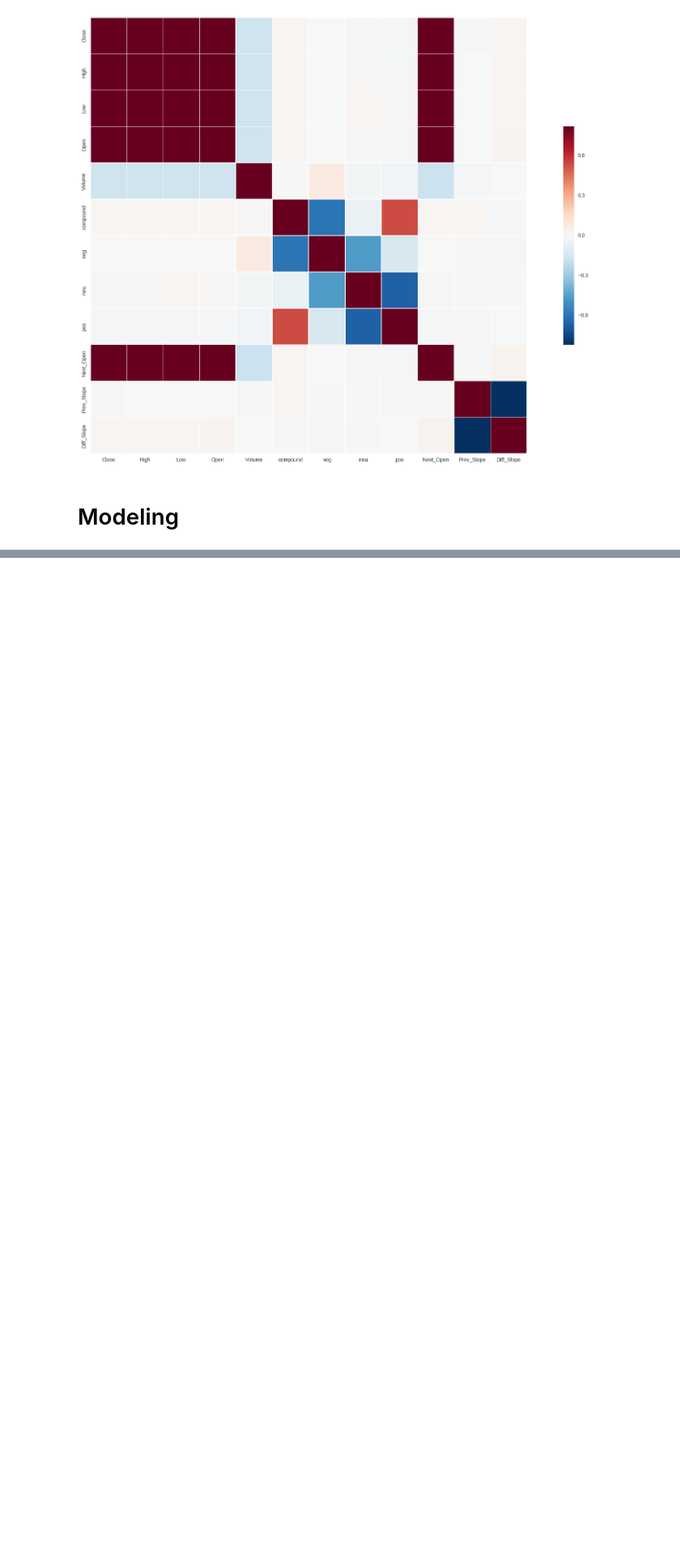
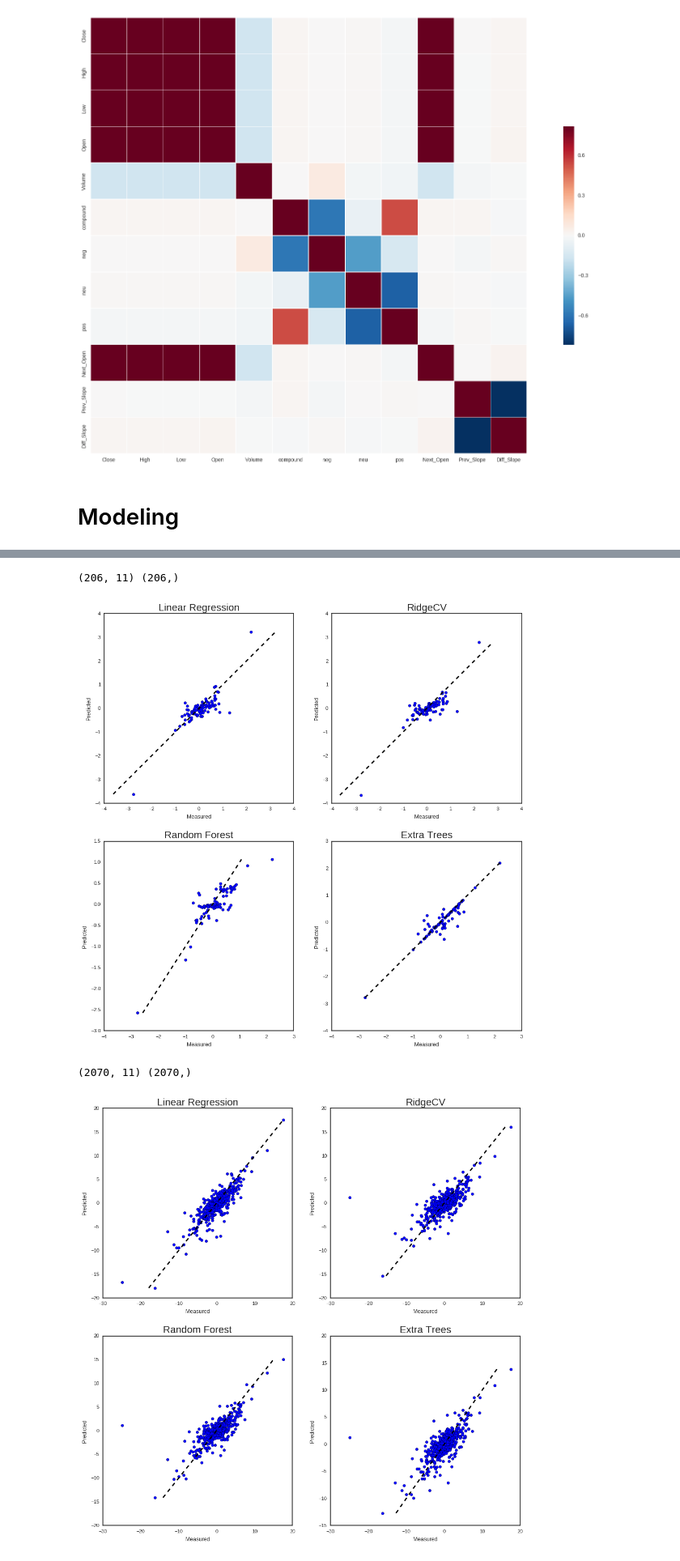
Before and after one commit to asarchami/GA, a Jupyter notebook: Capstone/capstone-working-2.ipynb, the cells around one changed output, grey strips where cells are left out. Shown at 81% size. Drawn from its saved outputs; the diff is of its cells as text; code cells hidden in the pictures; blank space fills up the shorter version.

```diff
--- a/Capstone/capstone-working-2.ipynb
+++ b/Capstone/capstone-working-2.ipynb
@@ -289,7 +295,8 @@ def model_test_metrics(model, data, target):
 
 def evaluate_model(model, data, target, params=None, draw_features=True, verbose=True):
     train_data, test_data, train_target, test_target=train_test_split(data, target)
-    cv=CV(train_target)
+#     cv=CV(train_target)
+    cv = 3
     ret = ""
     if params:
         grid=grid_search(model, params, cv)
@@ -310,9 +317,3 @@ def evaluate_model(model, data, target, params=None, draw_features=True, verbose
     if draw_features:
         draw_feature_importance(model, train_data)
     return model, ret
-# %%
-params = {
-    'fit_intercept': [False, True],
-    'normalize':     [False, True]
-}
-lr, lr_report = evaluate_model(LinearRegression(n_jobs=-1), x_train, y_train, draw_features=False, params=params)
@@ -404,0 +459,45 @@ Model socre is:                       0.520977100122
+# %%
+sector_symbols = {}
+for sector in companies.GICS_Sector.unique():
+    sector_symbols[sector] = list(companies.Ticker_symbol[companies.GICS_Sector == sector])
+# %%
+for sector, symbols in sector_symbols.iteritems():
+    sector_news = has_news[(has_news.Symbol.isin(sector_symbols[sector]))]
+
+    sec_x = sector_news[['Close', 'High', 'Low', 'Open', 'Volume', 'compound',
+                         'neg', 'neu', 'pos', 'Next_Open', 'Prev_Slope']]
+    sec_y = sector_news['Diff_Slope']
+    sec_x_train, sec_x_test, sec_y_train, sec_y_test=train_test_split(sec_x, sec_y, test_size=0.3)
+    print sec_x_train.shape, sec_y_train.shape
+
+    filename = 'datasets/models/{}.sav'.format(sector.replace(' ', '_'))
+
+    sec_dic = {}
+    if os.path.exists(filename):
+        sec_dic = joblib.load(filename)
+    else:
+        sec_dic['lr_model'], sec_dic['lr_report'] = linear_regression(sec_x_train, sec_y_train)
+        sec_dic['rd_model'], sec_dic['rd_report'] = ridge_cv(sec_x_train, sec_y_train)
+        sec_dic['rf_model'], sec_dic['rf_report'] = random_forest(sec_x_train, sec_y_train)
+        sec_dic['et_model'], sec_dic['et_report'] = extra_trees(sec_x_train, sec_y_train)
+
+        joblib.dump(sec_dic, filename)
+
+#     print print_comparisions(sec_y_test, sec_x_test,
+#                              sec_dic['lr_model'],
+#                              sec_dic['rd_model'],
+#                              sec_dic['rf_model'],
+#                              sec_dic['et_model'],
+#                              title = sector
+#                      )
+    plot_comparisions(sec_y_test,
+                      sec_dic['lr_model'].predict(sec_x_test),
+                      sec_dic['rd_model'].predict(sec_x_test),
+                      sec_dic['rf_model'].predict(sec_x_test),
+                      sec_dic['et_model'].predict(sec_x_test)
+                     )
+# %% [output]
+(206, 11) (206,)
+[figure, added]
+(2070, 11) (2070,)
+[figure, added]
```
Also changed, not shown: parts of 19 cells of this notebook, 59 other files.
